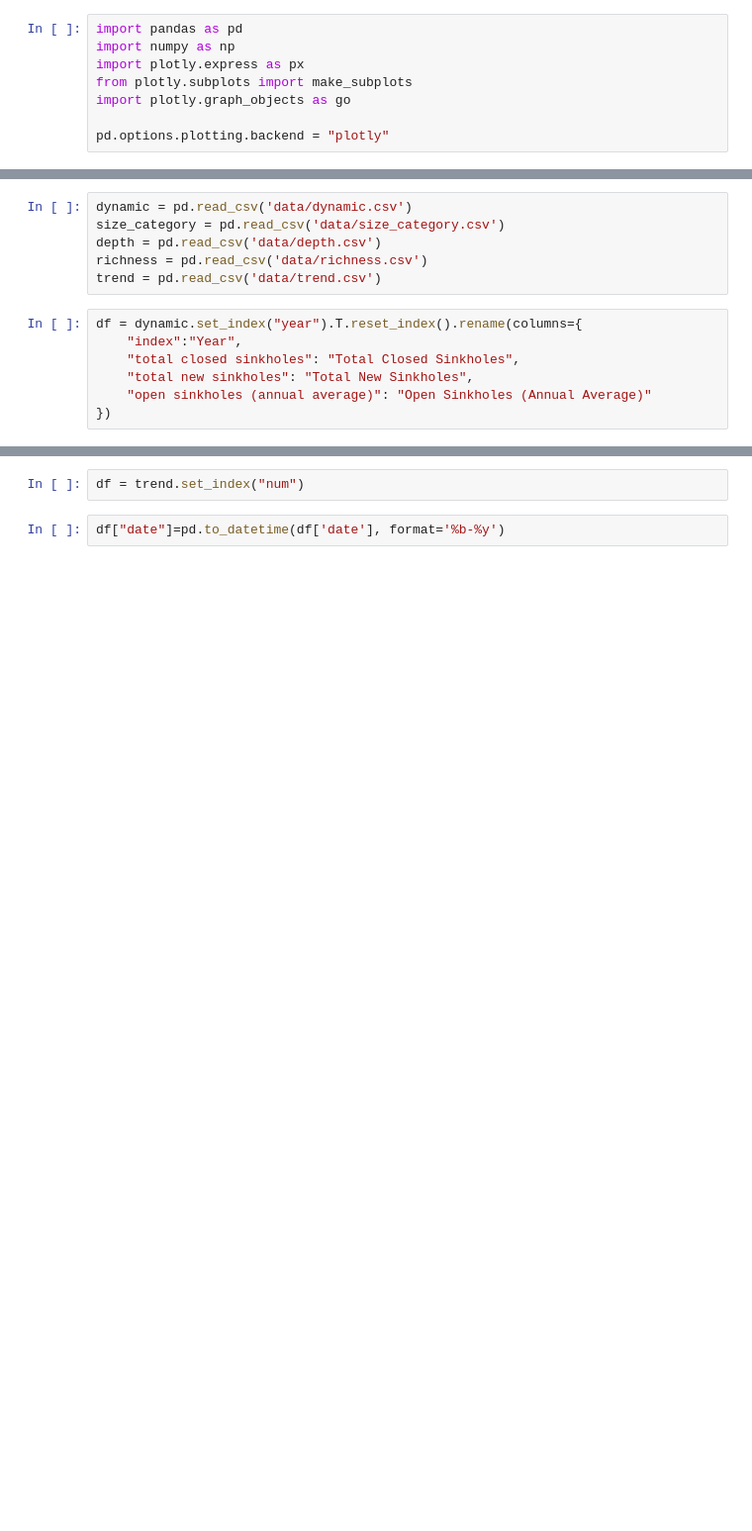
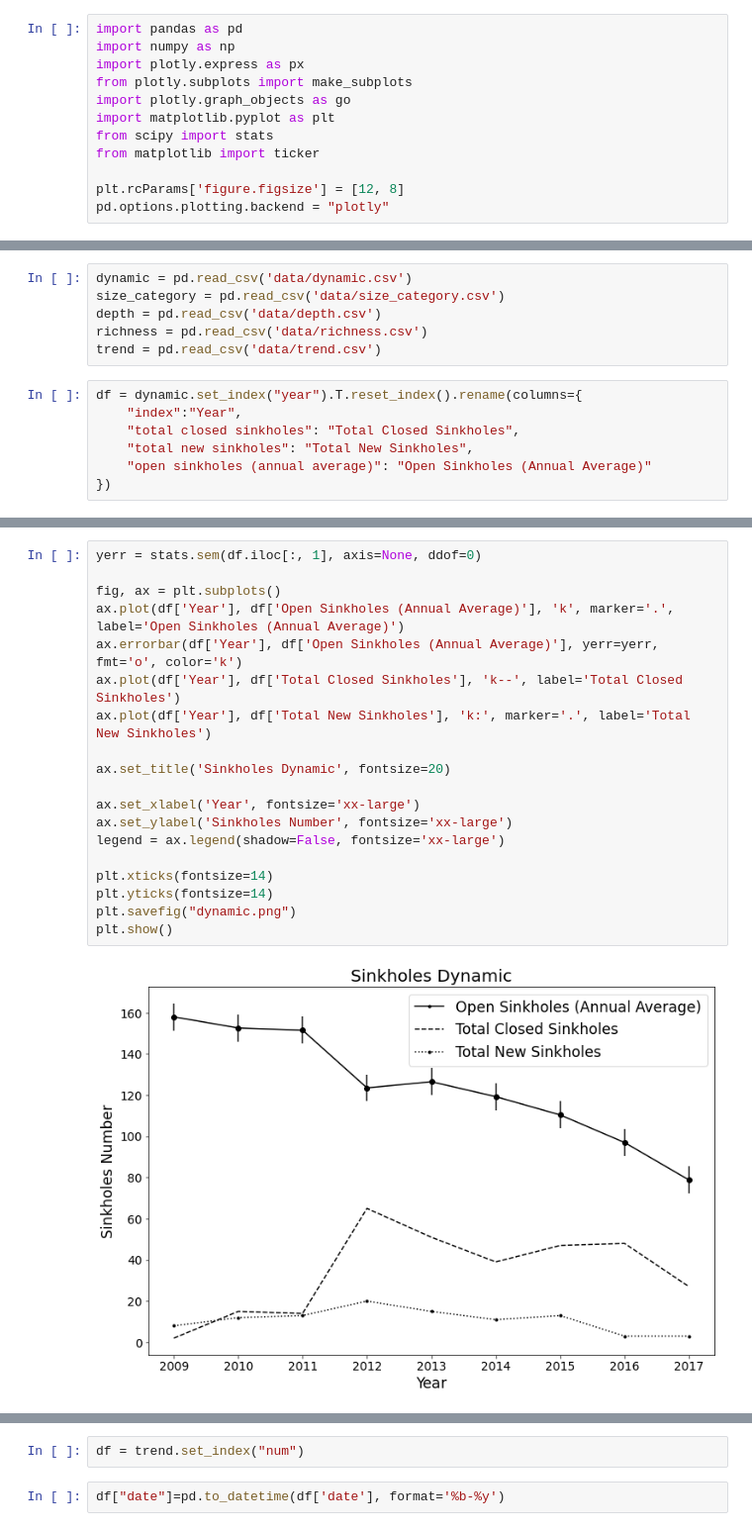
Before and after one commit to luisagranados/sinkholes, a Jupyter notebook: sinkholes_plots.ipynb, the cells around one changed output, grey strips where cells are left out. Shown at 99% size. Cells and saved outputs as stored; diff of their text form; blank space fills up the shorter version.

Commit message:
modify graphs

```diff
--- a/sinkholes_plots.ipynb
+++ b/sinkholes_plots.ipynb
@@ -4,5 +4,9 @@ import numpy as np
 import plotly.express as px
 from plotly.subplots import make_subplots
 import plotly.graph_objects as go
+import matplotlib.pyplot as plt
+from scipy import stats
+from matplotlib import ticker
 
+plt.rcParams['figure.figsize'] = [12, 8]
 pd.options.plotting.backend = "plotly"
@@ -40 +34,22 @@ fig.write_image("dynamic.png", width=1300, height=700)
+# %%
+yerr = stats.sem(df.iloc[:, 1], axis=None, ddof=0)
+
+fig, ax = plt.subplots()
+ax.plot(df['Year'], df['Open Sinkholes (Annual Average)'], 'k', marker='.', label='Open Sinkholes (Annual Average)')
+ax.errorbar(df['Year'], df['Open Sinkholes (Annual Average)'], yerr=yerr, fmt='o', color='k')
+ax.plot(df['Year'], df['Total Closed Sinkholes'], 'k--', label='Total Closed Sinkholes')
+ax.plot(df['Year'], df['Total New Sinkholes'], 'k:', marker='.', label='Total New Sinkholes')
+
+ax.set_title('Sinkholes Dynamic', fontsize=20)
+
+ax.set_xlabel('Year', fontsize='xx-large')
+ax.set_ylabel('Sinkholes Number', fontsize='xx-large')
+legend = ax.legend(shadow=False, fontsize='xx-large')
+
+plt.xticks(fontsize=14)
+plt.yticks(fontsize=14)
+plt.savefig("dynamic.png")
+plt.show()
+# %% [output]
+[figure, added]
 # %%
```
Also changed, not shown: parts of 36 cells of this notebook, 10 other files.
